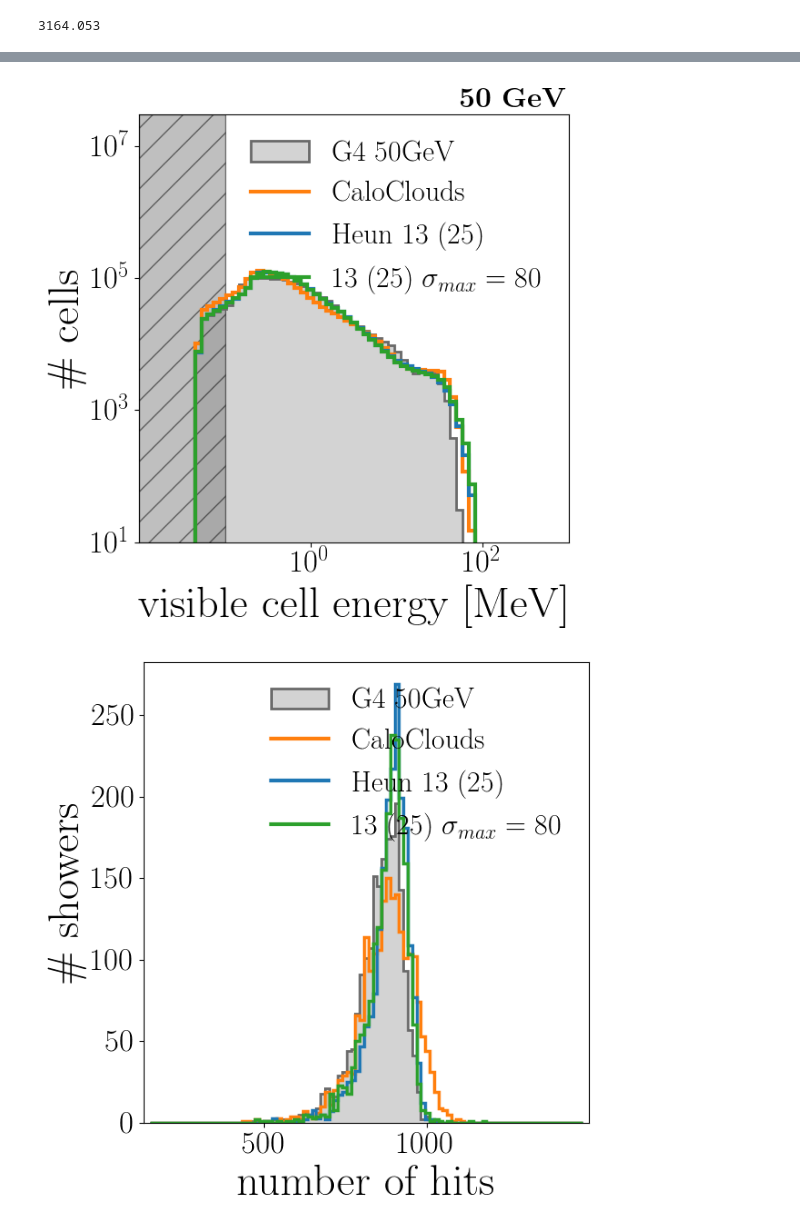
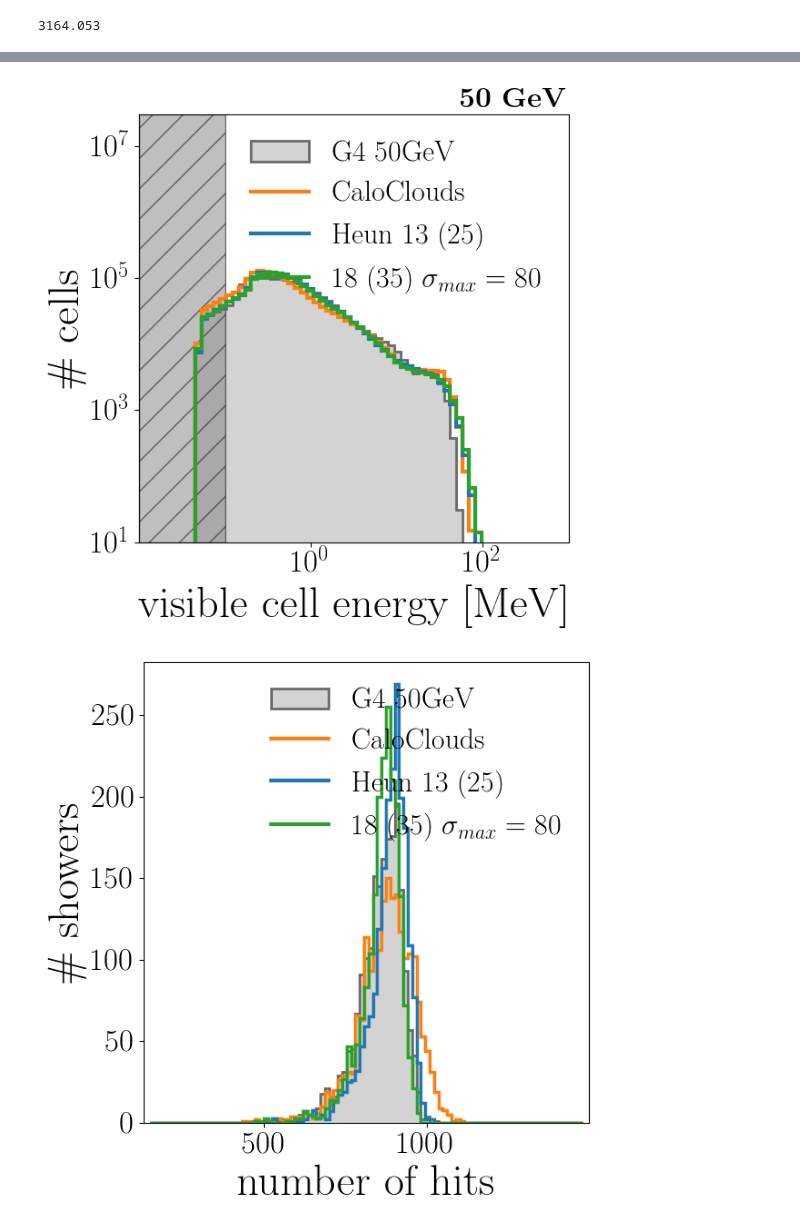
Before and after one commit to FLC-QU-hep/CaloClouds-3, a Jupyter notebook: validation.ipynb, the cells around one changed output, grey strips where cells are left out. Saved outputs shown, nothing was run; the diff lists cells and outputs as text; code cells hidden in the pictures.

```diff
--- a/validation.ipynb
+++ b/validation.ipynb
@@ -185,11 +185,11 @@ importlib.reload(mdls2)
 
 
 
-# cfg.model['sigma_data'] = 0.5
-# cfg.residual = False
-# cfg.dropout_rate = 0.0
-# cfg.latent_dim = 256
-# checkpoint = torch.load(cfg.logdir + '/' + 'kCaloClouds_2023_05_24__14_54_09/ckpt_0.000000_500000.pt')
+cfg.model['sigma_data'] = 0.5
+cfg.residual = False
+cfg.dropout_rate = 0.0
+cfg.latent_dim = 256
+checkpoint = torch.load(cfg.logdir + '/' + 'kCaloClouds_2023_05_24__14_54_09/ckpt_0.000000_500000.pt')    # EDM BASELINE first training
 # checkpoint = torch.load(cfg.logdir + '/' + 'kCaloClouds_2023_05_31__17_57_11/ckpt_0.000000_1700000.pt')
 
 # cfg.model['sigma_data'] = 0.08
@@ -274,10 +274,10 @@ importlib.reload(mdls2)
 # checkpoint = torch.load(cfg.logdir + '/' + 'kCaloClouds_2023_06_09__19_23_03/ckpt_0.000000_500000.pt')
 
 # baseline with latent_dim = 32, max_iter 500k, kld_weight=1e-5
-cfg.model['sigma_data'] = 0.5
-cfg.dropout_rate = 0.0
-cfg.latent_dim = 32
-checkpoint = torch.load(cfg.logdir + '/' + 'kCaloClouds_2023_06_15__14_54_11/ckpt_0.000000_410000.pt')
+# cfg.model['sigma_data'] = 0.5
+# cfg.dropout_rate = 0.0
+# cfg.latent_dim = 32
+# checkpoint = torch.load(cfg.logdir + '/' + 'kCaloClouds_2023_06_15__14_54_11/ckpt_0.000000_410000.pt')
 
 # # baseline with latent_dim = 32, max_iter 500k, kld_weight=1e-6
 # cfg.model['sigma_data'] = 0.5
@@ -432,7 +432,7 @@ def gen_showers_batch(e_min, e_max, num=2000, bs=32, kdiffusion=False, config=No
     return fake_showers
 # %%
 kdiffusion=True
-cfg.num_steps = 13
+cfg.num_steps = 18
 cfg.sampler = 'heun'
 cfg.s_churn = 0.0     # stochasticity, default 0.0  (if s_churn more than num_steps, it will be clamped to max value)
 cfg.s_noise = 1.0    # default 1.0
@@ -584,15 +584,15 @@ cfg.bins_r = 35
 # %% [output]
 3164.053
 # %%
-# events = get_projections(real_showers, MAP, layer_bottom_pos)
-# events_fake = get_projections(fake_showers, MAP, layer_bottom_pos)
-# events_fake_2 = get_projections(fake_showers_2, MAP, layer_bottom_pos)
+events = get_projections(real_showers, MAP, layer_bottom_pos)
+events_fake = get_projections(fake_showers, MAP, layer_bottom_pos)
+events_fake_2 = get_projections(fake_showers_2, MAP, layer_bottom_pos)
 events_fake_3 = get_projections(fake_showers_3, MAP, layer_bottom_pos)
 # %%
 # get_plots(events, [events_fake, events_fake_2],
 importlib.reload(plotting)
 plotting.get_plots(events, [events_fake, events_fake_2, events_fake_3],
-            labels = ['G4 50GeV', 'CaloClouds', 'Heun 13 (25)', r'13 (25) $\sigma_{max}=80$'],
+            labels = ['G4 50GeV', 'CaloClouds', 'Heun 13 (25)', r'18 (35) $\sigma_{max}=80$'],
             title=r'\textbf{50 GeV}',
          )
 # %% [output]
@@ -601,2 +601,2 @@ plotting.get_plots(events, [events_fake, events_fake_2, events_fake_3],
-[figure, old version]
+[figure, new version]
-[figure, old version]
+[figure, new version]
```
Also changed, not shown: parts of 6 cells of this notebook, 2 other files.
